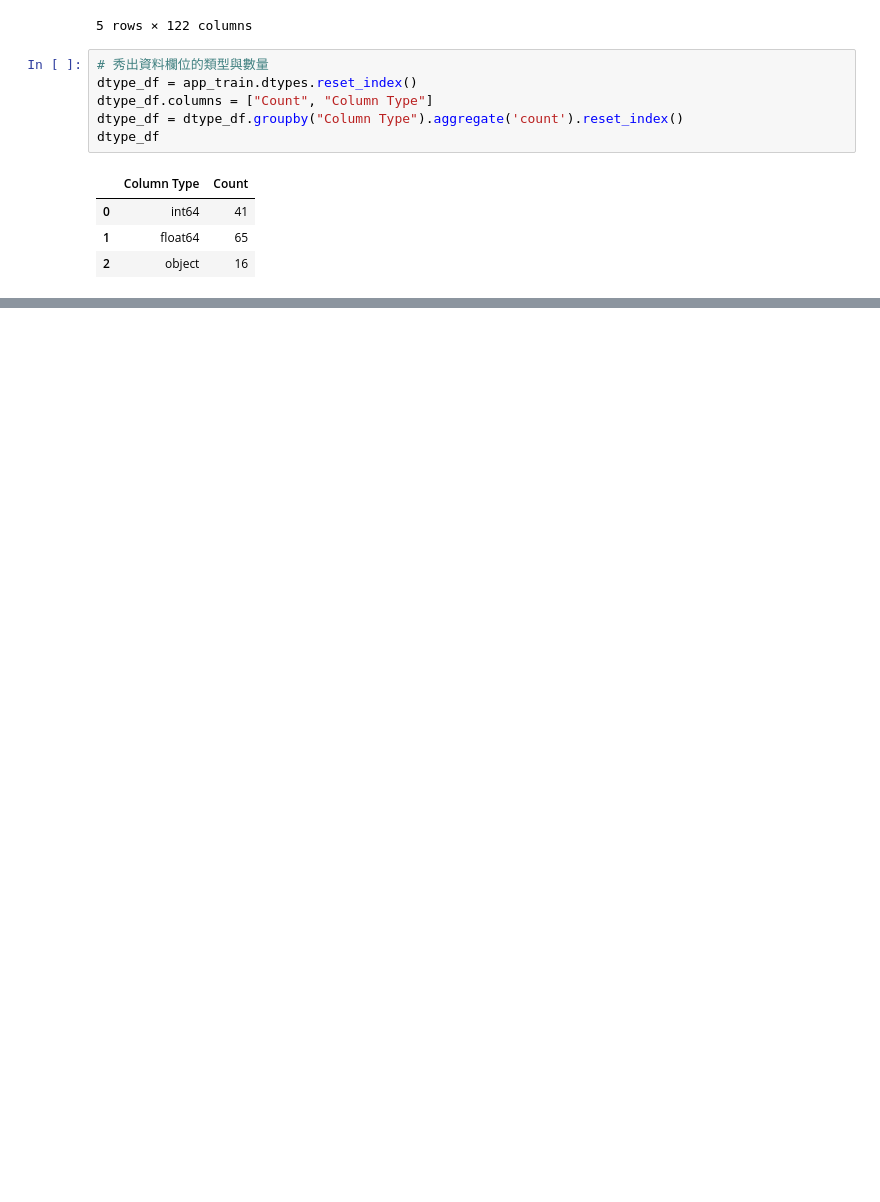
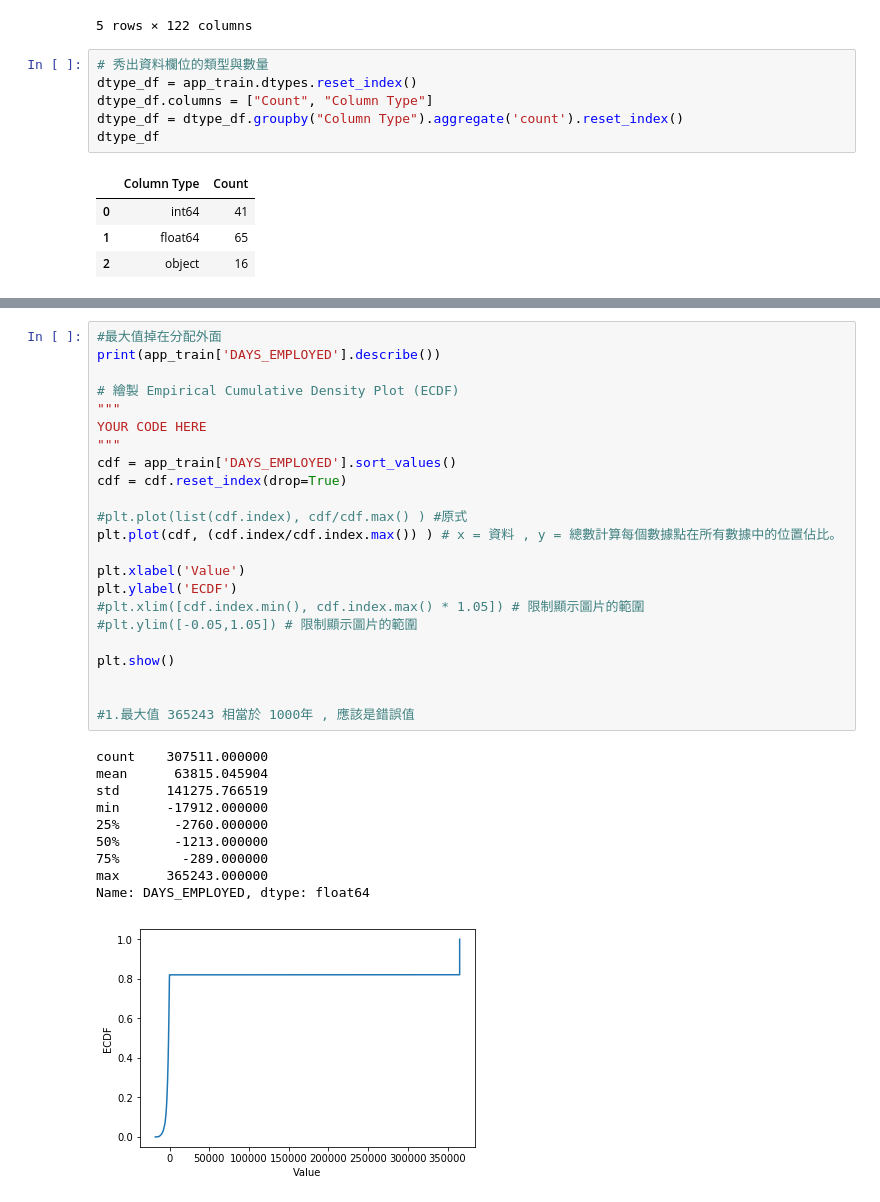
Before and after one commit to selenabuy/4-th-ML100Days, a Jupyter notebook: homework/Day_009_HW.ipynb, the cells around one changed output, grey strips where cells are left out. Drawn from its saved outputs; the diff is of its cells as text; blank space fills up the shorter version.

```diff
--- a/homework/Day_009_HW.ipynb
+++ b/homework/Day_009_HW.ipynb
@@ -133,0 +224,34 @@ Name: AMT_GOODS_PRICE, dtype: float64
+# %%
+#最大值掉在分配外面
+print(app_train['DAYS_EMPLOYED'].describe())
+
+# 繪製 Empirical Cumulative Density Plot (ECDF)
+"""
+YOUR CODE HERE
+"""
+cdf = app_train['DAYS_EMPLOYED'].sort_values()
+cdf = cdf.reset_index(drop=True)
+
+#plt.plot(list(cdf.index), cdf/cdf.max() ) #原式
+plt.plot(cdf, (cdf.index/cdf.index.max()) ) # x = 資料 , y = 總數計算每個數據點在所有數據中的位置佔比。
+
+plt.xlabel('Value')
+plt.ylabel('ECDF')
+#plt.xlim([cdf.index.min(), cdf.index.max() * 1.05]) # 限制顯示圖片的範圍
+#plt.ylim([-0.05,1.05]) # 限制顯示圖片的範圍
+
+plt.show()
+
+
+#1.最大值 365243 相當於 1000年 , 應該是錯誤值
+# %% [output]
+count    307511.000000
+mean      63815.045904
+std      141275.766519
+min      -17912.000000
+25%       -2760.000000
+50%       -1213.000000
+75%        -289.000000
+max      365243.000000
+Name: DAYS_EMPLOYED, dtype: float64
+[figure, added]
```
Also changed, not shown: parts of 7 cells of this notebook.
